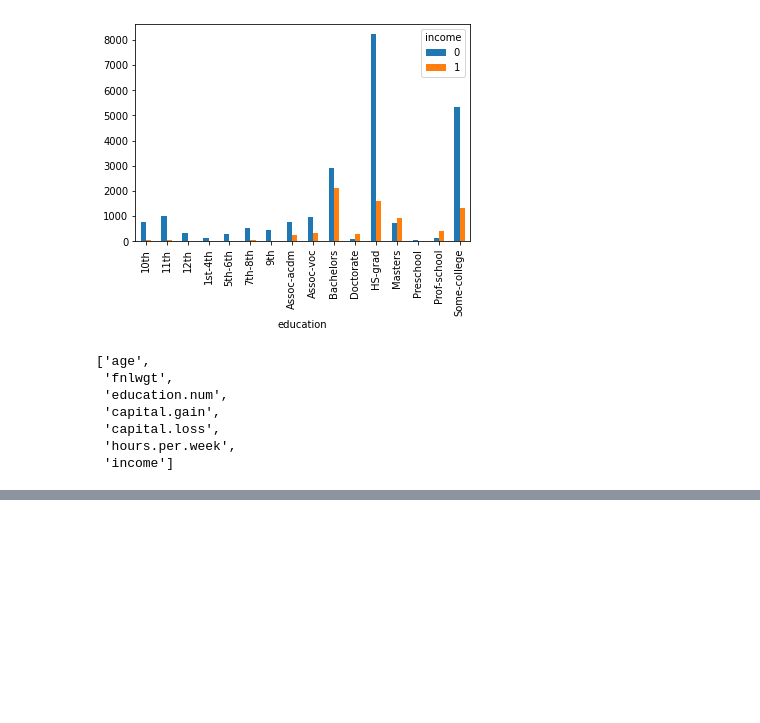
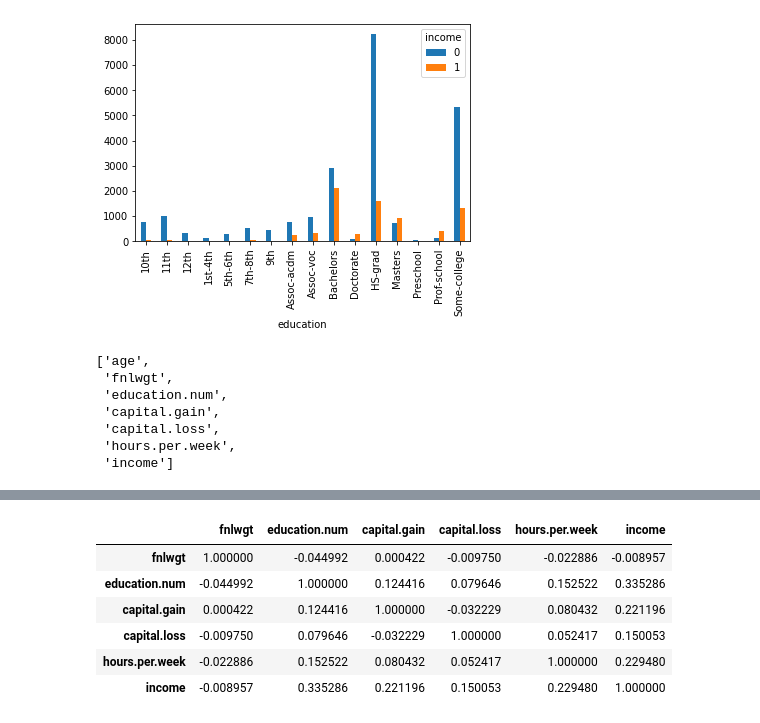
Before and after one commit to ram130849/annual_income_classification_using_Xg_boost_LightBGM, a Jupyter notebook: Adult_Income_Classification_Using_XGBoost.ipynb, the cells around one changed output, grey strips where cells are left out. Saved outputs shown, nothing was run; the diff lists cells and outputs as text; code cells hidden in the pictures; blank space fills up the shorter version.

```diff
--- a/Adult_Income_Classification_Using_XGBoost.ipynb
+++ b/Adult_Income_Classification_Using_XGBoost.ipynb
@@ -273,0 +319,10 @@ plt.subtitle('')
+# %%
+df[list(df.columns)[1:]].corr()
+# %% [output]
+|  | fnlwgt | education.num | capital.gain | capital.loss | hours.per.week | income |
+| fnlwgt | 1.000000 | -0.044992 | 0.000422 | -0.009750 | -0.022886 | -0.008957 |
+| education.num | -0.044992 | 1.000000 | 0.124416 | 0.079646 | 0.152522 | 0.335286 |
+| capital.gain | 0.000422 | 0.124416 | 1.000000 | -0.032229 | 0.080432 | 0.221196 |
+| capital.loss | -0.009750 | 0.079646 | -0.032229 | 1.000000 | 0.052417 | 0.150053 |
+| hours.per.week | -0.022886 | 0.152522 | 0.080432 | 0.052417 | 1.000000 | 0.229480 |
+| income | -0.008957 | 0.335286 | 0.221196 | 0.150053 | 0.229480 | 1.000000 |
```
Also changed, not shown: parts of 6 cells of this notebook.
